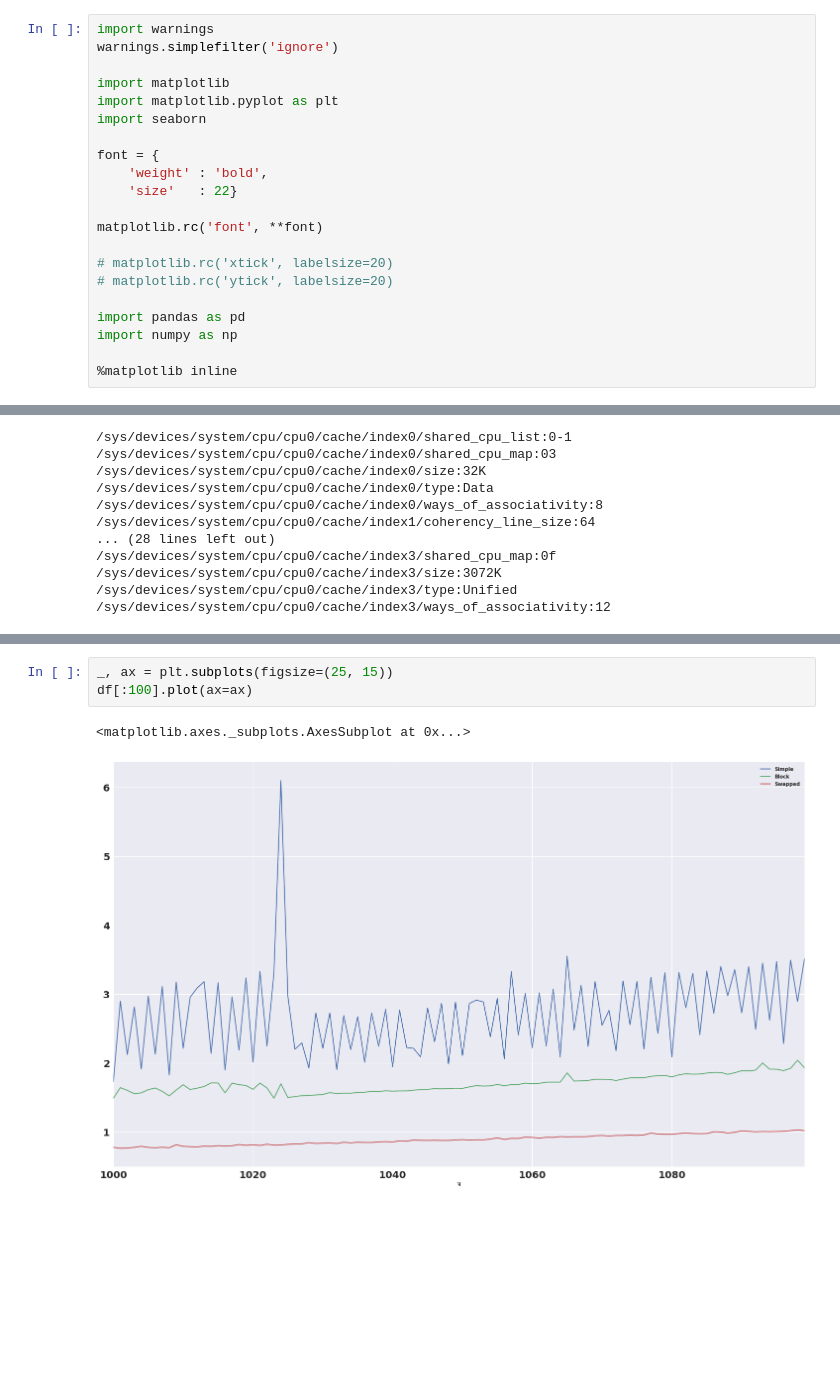
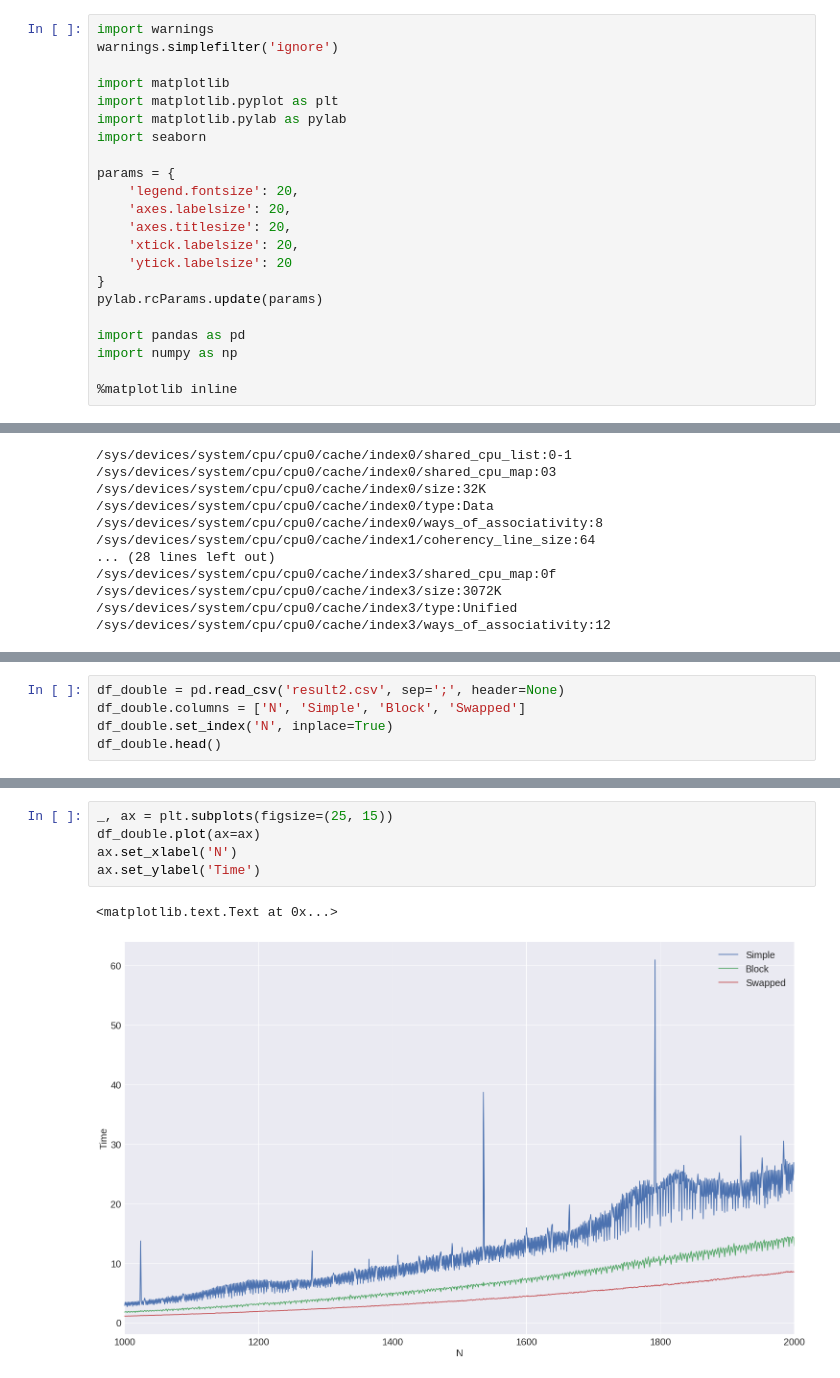
Before and after one commit to YRustt/-, a Jupyter notebook: Lab_1/lab_1.ipynb, the cells around one changed output, grey strips where cells are left out. Saved outputs shown, nothing was run; the diff lists cells and outputs as text; blank space fills up the shorter version.

```diff
--- a/Lab_1/lab_1.ipynb
+++ b/Lab_1/lab_1.ipynb
@@ -4,16 +6,17 @@ warnings.simplefilter('ignore')
 
 import matplotlib
 import matplotlib.pyplot as plt
+import matplotlib.pylab as pylab
 import seaborn
 
-font = {
-    'weight' : 'bold',
-    'size'   : 22}
-
-matplotlib.rc('font', **font)
-
-# matplotlib.rc('xtick', labelsize=20)
-# matplotlib.rc('ytick', labelsize=20)
+params = {
+    'legend.fontsize': 20,
+    'axes.labelsize': 20,
+    'axes.titlesize': 20,
+    'xtick.labelsize': 20,
+    'ytick.labelsize': 20
+}
+pylab.rcParams.update(params)
 
 import pandas as pd
 import numpy as np
@@ -62,0 +97,5 @@ ax.set_ylabel('Time')
+# %%
+df_double = pd.read_csv('result2.csv', sep=';', header=None)
+df_double.columns = ['N', 'Simple', 'Block', 'Swapped']
+df_double.set_index('N', inplace=True)
+df_double.head()
@@ -63,6 +110,8 @@ ax.set_ylabel('Time')
 # %%
 _, ax = plt.subplots(figsize=(25, 15))
-df[:100].plot(ax=ax)
+df_double.plot(ax=ax)
+ax.set_xlabel('N')
+ax.set_ylabel('Time')
 # %% [output]
-<matplotlib.axes._subplots.AxesSubplot at 0x...>
+<matplotlib.text.Text at 0x...>
-[figure, old version]
+[figure, new version]
```
Also changed, not shown: parts of 12 cells of this notebook, 4 other files.
